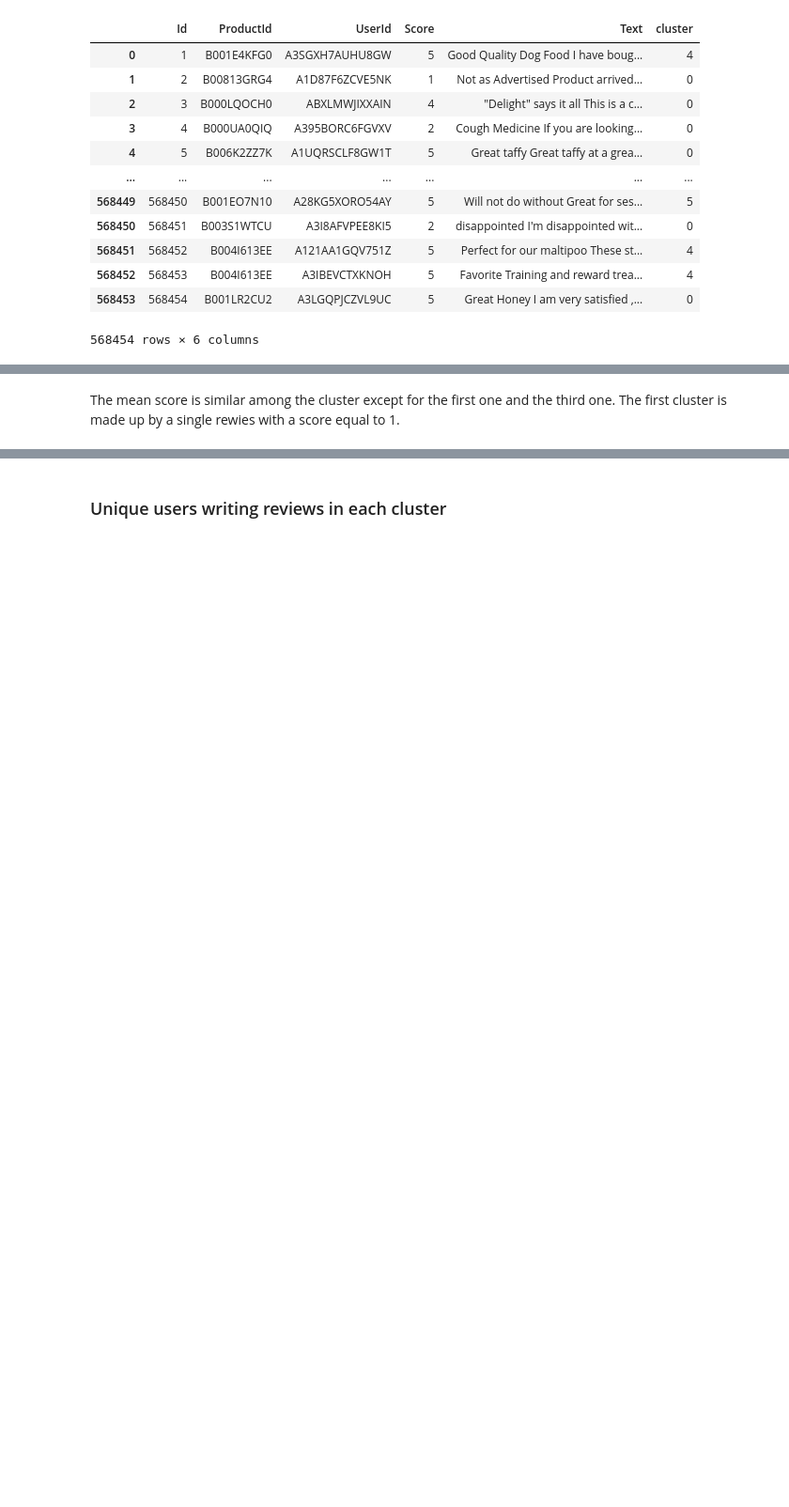
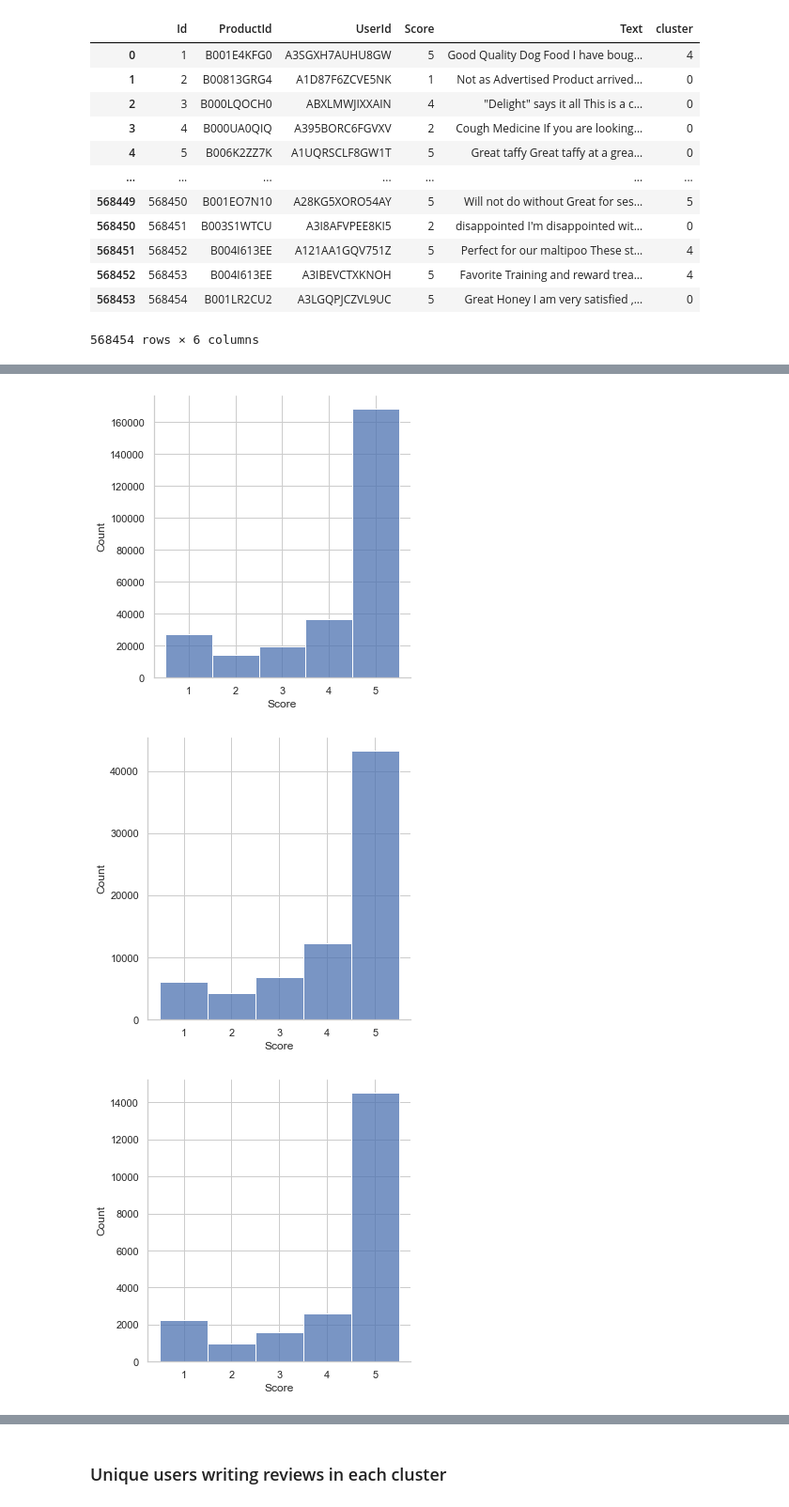
Before and after one commit to domenicocinque/ADM-HW4, a Jupyter notebook: HW4_Q2.ipynb, the cells around one changed output, grey strips where cells are left out. Shown at 94% size. Drawn from its saved outputs; the diff is of its cells as text; code cells hidden in the pictures; blank space fills up the shorter version.

Commit message:
Some more plots

```diff
--- a/HW4_Q2.ipynb
+++ b/HW4_Q2.ipynb
@@ -398,3 +398 @@ cluster
 Name: Score, dtype: float64
-# %% [markdown]
-The mean score is similar among the cluster except for the first one and the third one. The first cluster is made up by a single rewies with a score equal to 1.
@@ -402,0 +399,10 @@ The mean score is similar among the cluster except for the first one and the thi
+# %%
+for i in range(7):
+    data = dataset[dataset.cluster == i]['Score']
+
+    sns.displot(data, discrete=True)
+    plt.show()
+# %% [output]
+[figure, added]
+[figure, added]
+[figure, added]
```
Also changed, not shown: parts of 4 cells of this notebook.
